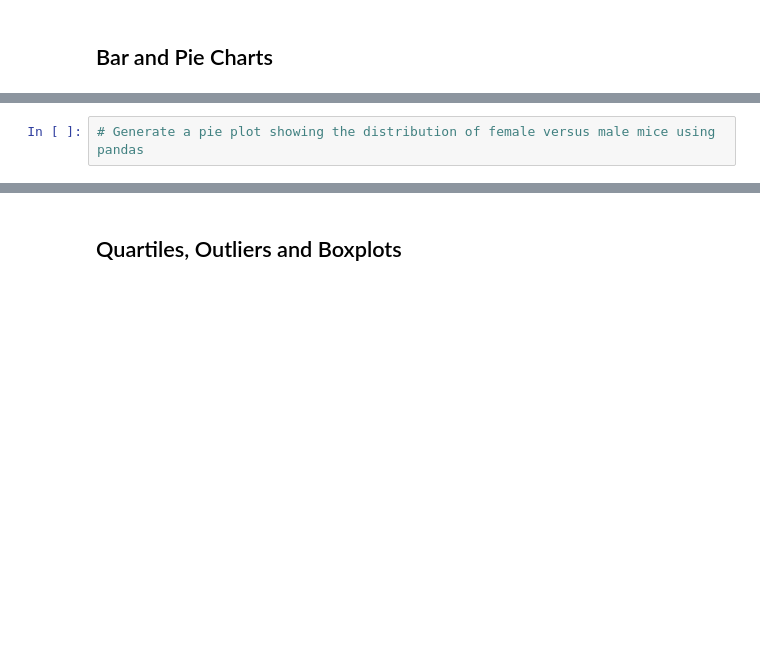
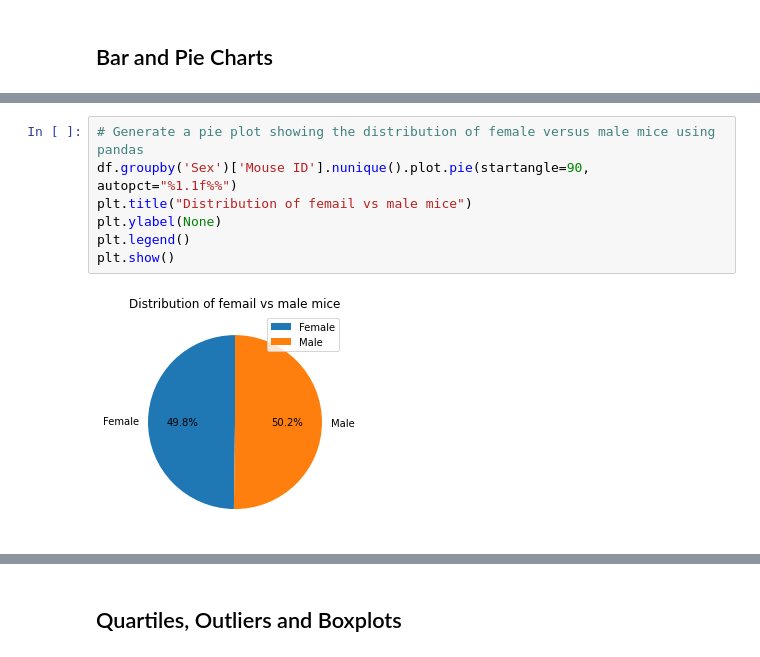
Before and after one commit to ltrentino/Pymaceuticals, a Jupyter notebook: pymaceuticals_starter.ipynb, the cells around one changed output, grey strips where cells are left out. Drawn from its saved outputs; the diff is of its cells as text; blank space fills up the shorter version.

```diff
--- a/pymaceuticals_starter.ipynb
+++ b/pymaceuticals_starter.ipynb
@@ -158,4 +167,11 @@ plt.show()
 # %%
 # Generate a pie plot showing the distribution of female versus male mice using pandas
+df.groupby('Sex')['Mouse ID'].nunique().plot.pie(startangle=90, autopct="%1.1f%%")
+plt.title("Distribution of femail vs male mice")
+plt.ylabel(None)
+plt.legend()
+plt.show()
+# %% [output]
+[figure, added]
 # %%
 # Generate a pie plot showing the distribution of female versus male mice using pyplot
```
Also changed, not shown: parts of 3 cells of this notebook.
